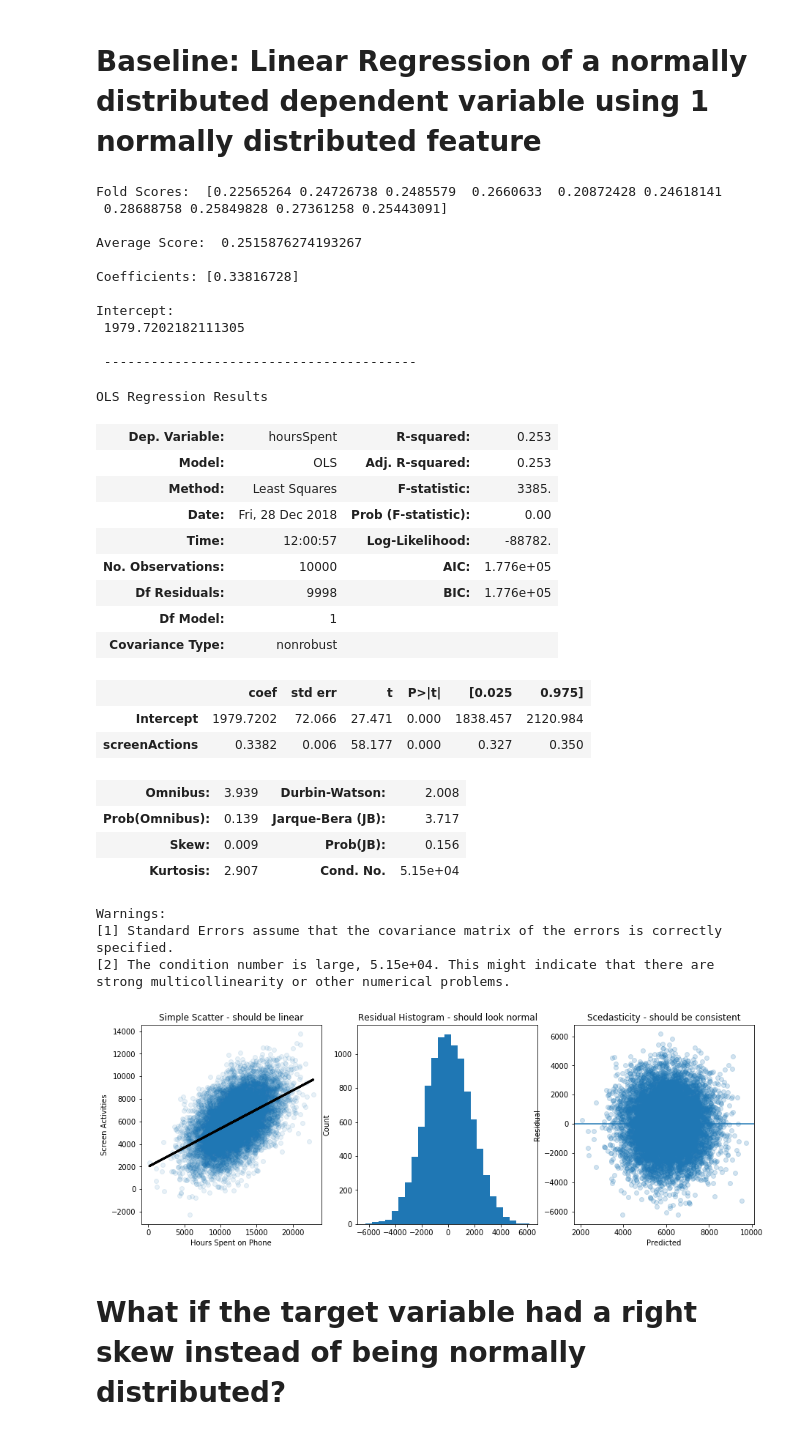
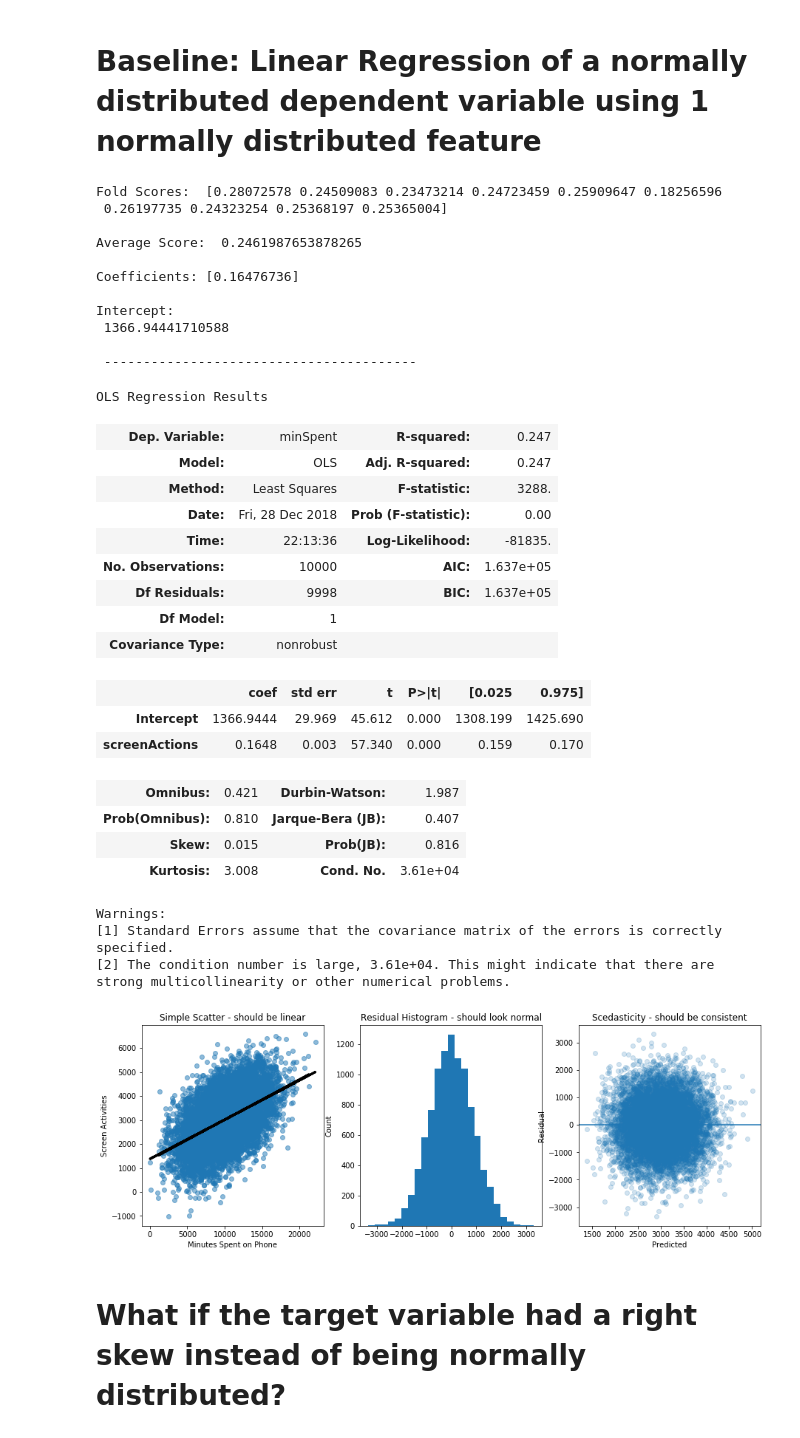
Before and after one commit to conditg/predicting-disruption, a Jupyter notebook: working-notebook.ipynb, the cells around one changed output. Saved outputs shown, nothing was run; the diff lists cells and outputs as text; code cells hidden in the pictures.

```diff
--- a/working-notebook.ipynb
+++ b/working-notebook.ipynb
@@ -66,7 +66,7 @@ class createSet(object): # Make this subclass pd dataframe? #https://stackoverfl
 
         #This adds a left-tailed skewed distributed feature with the correlations specified by the 3rd column of (cov=)
         #mean based on 2 pics per day for 30 days
-        picSkew = np.sort(stats.skewnorm.rvs(a=-5, loc=60,scale=15, size=self.size))
+        picSkew = np.sort(stats.skewnorm.rvs(a=-10, loc=60,scale=15, size=self.size))
         picSortOrder = stats.rankdata(raw[:,2], method='ordinal')
         df['picsTaken'] = [picSkew[i-1] for i in picSortOrder]
         df['picsTaken'] = df['picsTaken'].astype('int')
@@ -333,7 +333,7 @@ plt.show()
 # Baseline: Linear Regression of a normally distributed dependent variable using 1 normally distributed feature
 # %%
 normal = createSet(targetskew=0, size=10000)
-regr = linear_model.LinearRegression()
+regr = linear_model.LinearRegression(fit_intercept=True)
 # %%
 #sklearn
 x = normal.df['screenActions']
@@ -354,64 +354,65 @@ linear_formula = 'minSpent ~ screenActions'
 lm = smf.ols(formula=linear_formula, data=normal.df).fit()
 lm.summary()
 # %% [output]
-Fold Scores:  [0.22565264 0.24726738 0.2485579  0.2660633  0.20872428 0.24618141
- 0.28688758 0.25849828 0.27361258 0.25443091]
+Fold Scores:  [0.28072578 0.24509083 0.23473214 0.24723459 0.25909647 0.18256596
+ 0.26197735 0.24323254 0.25368197 0.25365004]
 
-Average Score:  0.2515876274193267
+Average Score:  0.2461987653878265
 
-Coefficients: [0.33816728]
+Coefficients: [0.16476736]
 
 Intercept:
- 1979.7202182111305
+ 1366.94441710588
 
  ----------------------------------------
 OLS Regression Results
-| Dep. Variable: | hoursSpent | R-squared: | 0.253 |
-| Model: | OLS | Adj. R-squared: | 0.253 |
-| Method: | Least Squares | F-statistic: | 3385. |
+| Dep. Variable: | minSpent | R-squared: | 0.247 |
+| Model: | OLS | Adj. R-squared: | 0.247 |
+| Method: | Least Squares | F-statistic: | 3288. |
 | Date: | Fri, 28 Dec 2018 | Prob (F-statistic): | 0.00 |
-| Time: | 12:00:57 | Log-Likelihood: | -88782. |
-| No. Observations: | 10000 | AIC: | 1.776e+05 |
-| Df Residuals: | 9998 | BIC: | 1.776e+05 |
+| Time: | 22:13:36 | Log-Likelihood: | -81835. |
+| No. Observations: | 10000 | AIC: | 1.637e+05 |
+| Df Residuals: | 9998 | BIC: | 1.637e+05 |
 | Df Model: | 1 |  |  |
 | Covariance Type: | nonrobust |  |  |
 |  | coef | std err | t | P>|t| | [0.025 | 0.975] |
-| Intercept | 1979.7202 | 72.066 | 27.471 | 0.000 | 1838.457 | 2120.984 |
-| screenActions | 0.3382 | 0.006 | 58.177 | 0.000 | 0.327 | 0.350 |
+| Intercept | 1366.9444 | 29.969 | 45.612 | 0.000 | 1308.199 | 1425.690 |
+| screenActions | 0.1648 | 0.003 | 57.340 | 0.000 | 0.159 | 0.170 |
-| Omnibus: | 3.939 | Durbin-Watson: | 2.008 |
-| Prob(Omnibus): | 0.139 | Jarque-Bera (JB): | 3.717 |
-| Skew: | 0.009 | Prob(JB): | 0.156 |
-| Kurtosis: | 2.907 | Cond. No. | 5.15e+04 |
+| Omnibus: | 0.421 | Durbin-Watson: | 1.987 |
+| Prob(Omnibus): | 0.810 | Jarque-Bera (JB): | 0.407 |
+| Skew: | 0.015 | Prob(JB): | 0.816 |
+| Kurtosis: | 3.008 | Cond. No. | 3.61e+04 |
 Warnings:
 [1] Standard Errors assume that the covariance matrix of the errors is correctly specified.
-[2] The condition number is large, 5.15e+04. This might indicate that there are
+[2] The condition number is large, 3.61e+04. This might indicate that there are
 strong multicollinearity or other numerical problems.
 # %%
 #Let's check how our output looks:
 pred = cross_val_predict(regr,pd.DataFrame(x),y,cv=10)
 residual = y - pred
 
 plt.figure(figsize=[15,5])
 plt.subplot(131)
-plt.scatter(x,y, alpha=.1)
-plt.plot(x, regr.predict(pd.DataFrame(x)), color='black', linewidth=3)
+plt.scatter(x,y, alpha=.5)
+
+plt.plot(x, cross_val_predict(regr,pd.DataFrame(x),y, cv=10), color='black', linewidth=3)
 plt.title('Simple Scatter - should be linear')
-plt.xlabel('Hours Spent on Phone')
+plt.xlabel('Minutes Spent on Phone')
 plt.ylabel('Screen Activities')
 plt.subplot(132)
 plt.hist(residual, bins=25)
 plt.title('Residual Histogram - should look normal')
 plt.ylabel('Count')
 plt.subplot(133)
 plt.scatter(pred, residual, alpha=.2)
 plt.xlabel('Predicted')
 plt.ylabel('Residual')
 plt.axhline(y=0)
 plt.title('Scedasticity - should be consistent')
 plt.show()
 #annotate charts? sample#, output std, modeled std
 # %% [output]
-[figure, old version]
+[figure, new version]
 # %% [markdown]
 # What if the target variable had a right skew instead of being normally distributed?
 # %%
```
Also changed, not shown: parts of 14 cells of this notebook, 1 other file.
